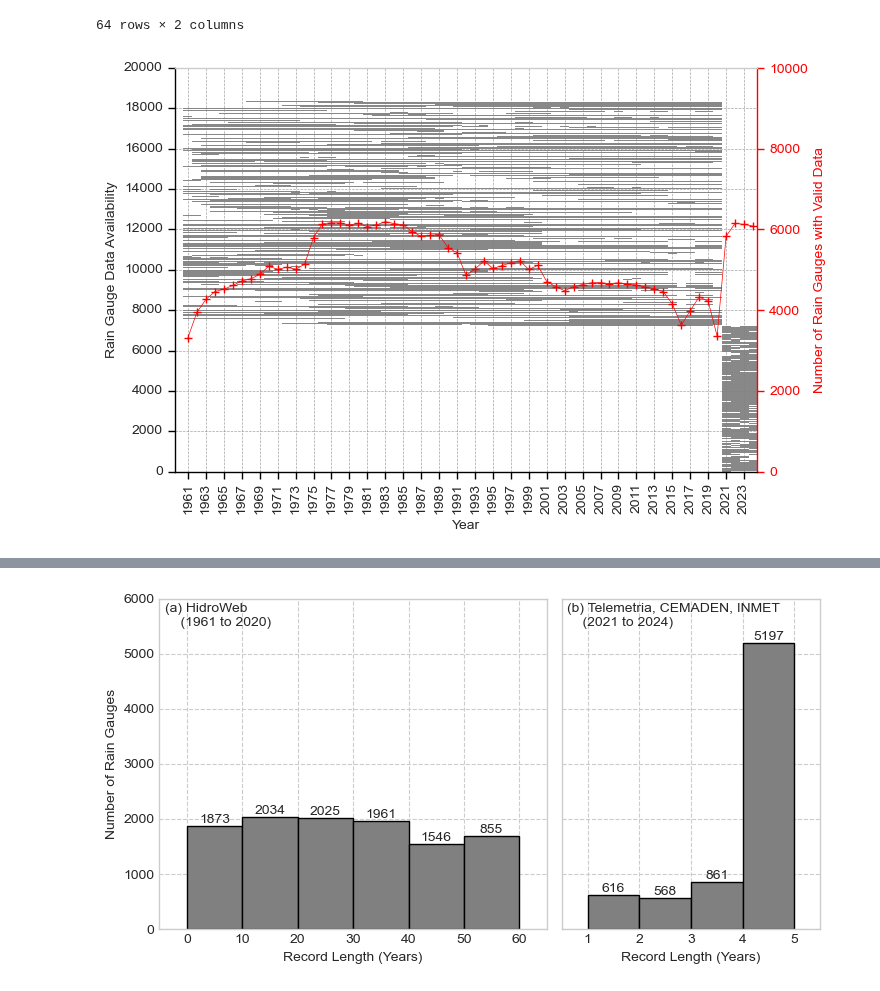
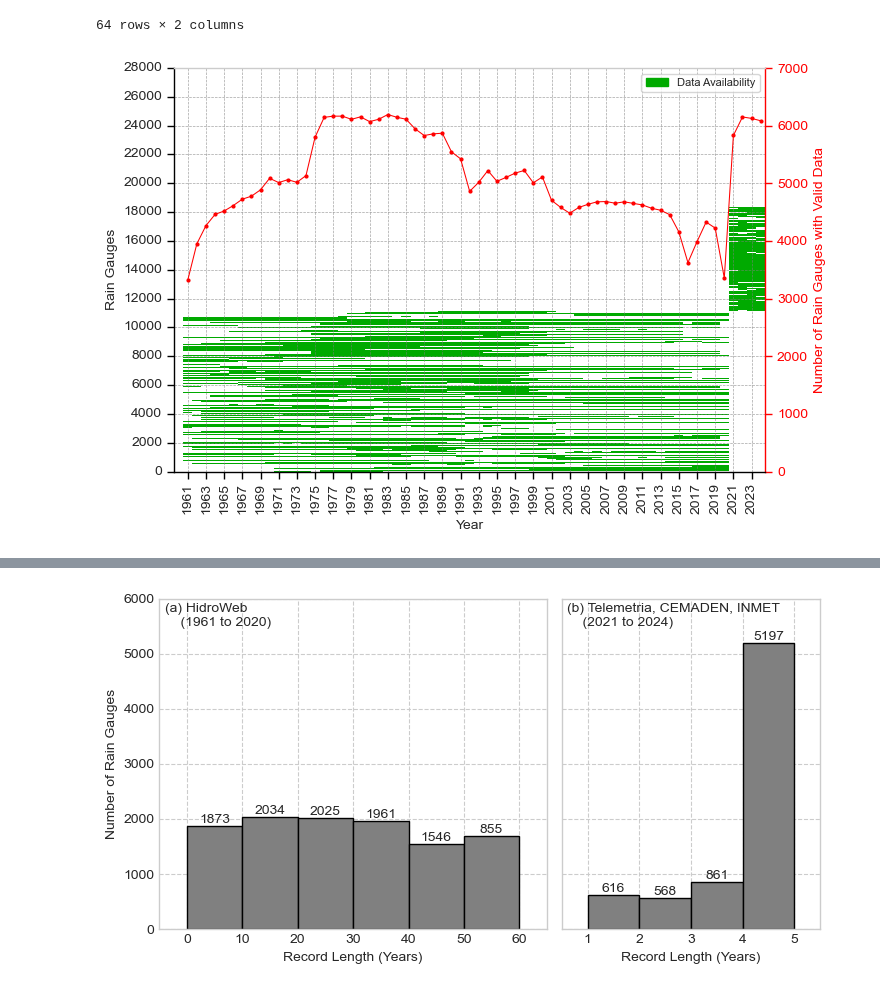
Before and after one commit to LARHENA/UFPB_Brain-D, a Jupyter notebook: Scripts e Dados/1.6 - Data summary.ipynb, the cells around one changed output, grey strips where cells are left out. Drawn from its saved outputs; the diff is of its cells as text; code cells hidden in the pictures.

```diff
--- a/Scripts e Dados/1.6 - Data summary.ipynb
+++ b/Scripts e Dados/1.6 - Data summary.ipynb
@@ -467,7 +402,7 @@ heatmap_data.reset_index(inplace=True)
 
 heatmap_data.columns = heatmap_data.columns.get_level_values(0)
 heatmap_data.columns.name = None
-heatmap_data.sort_values(['gauge_code'], ascending=False, inplace = True)
+heatmap_data.sort_values(['gauge_code'], ascending=True, inplace = True)
 heatmap_data = heatmap_data.drop(columns=['gauge_code'])
 heatmap_data[heatmap_data > 0] = 1
 heatmap_data
@@ -534,7 +469,9 @@ result
 # years: array com os anos das colunas do heatmap
 
 # Criar colormap: 0 → branco, 1 → cinza
-cmap = mcolors.ListedColormap(['white', '#888888'])
+
+data_availability_color = '#00AA00'
+cmap = mcolors.ListedColormap(['white', data_availability_color])
 cmap.set_over('white')  # Valores >1 também serão brancos
 
 # Criar figura e eixo
@@ -552,10 +489,23 @@ sns.heatmap(
     ax=ax
 )
 
+# Criar patches para legenda
+patch_data    = mpatches.Patch(color=data_availability_color, label='Data Availability')
+
+# Adicionar legenda
+ax.legend(
+    handles=[patch_data],
+    loc='upper right',   # posição (pode ajustar: 'lower left', etc.)
+    frameon=True,
+    fontsize=8
+)
+
 # Eixos do heatmap
 ax.set_xlabel('Year')
-ax.set_ylabel('Rain Gauge Data Availability')
+ax.set_ylabel('Rain Gauges')
 ax.set_ylim(0, 20000)
+
+
 
 # Personalizar ticks do eixo x
 ax.tick_params(
@@ -581,8 +531,8 @@ ax.tick_params(
     color='black'
 )
 
-ax.set_yticks(np.arange(0, 20001, 2000))
-ax.set_yticklabels(np.arange(0, 20001, 2000), rotation=0)
+ax.set_yticks(np.arange(0, 28001, 2000))
+ax.set_yticklabels(np.arange(0, 28001, 2000), rotation=0)
 
 # Segundo eixo y para a linha vermelha
 ax2 = ax.twinx()
@@ -600,46 +550,48 @@ ax2.plot(
     year_idx,
     result['active_gauges'],
     color='red',
-    marker='+',
+    marker='o',
+    markersize=2,
     linestyle='-',
-    linewidth=0.5,
+    linewidth=0.75,
     label='Active Gauges'
 )
 
 # Eixo y direito
 ax2.set_ylabel('Number of Rain Gauges with Valid Data', color='red')
-ax2.set_ylim(0, 10000)
+ax2.set_ylim(0, 7000)
 ax2.set_xlim(-1, len(years))
 ax2.tick_params(axis='y', labelcolor='red')
 
 # Ajustar posição do eixo direito
 ax2.spines.right.set_position(('axes', 1.00001))
 ax2.tick_params(
     axis='y',
     which='both',
     left=False,
     right=True,
     labelleft=False,
     length=5,
     width=1,
     color='red'
 )
 
 # Ajustes visuais dos contornos
 ax2.spines['left'].set_color('black')
 ax2.spines['bottom'].set_color('black')
 ax2.spines['right'].set_color('red')
 ax2.yaxis.label.set_color('red')
 
 # Grid abaixo dos dados
 ax.set_axisbelow(False)
 ax.grid(True, axis='both', which='both', linestyle='--', linewidth=0.5, color='gray', alpha=0.7)
 
 # Mostrar e salvar
 plt.tight_layout()
-plt.savefig('./figures/Figure_3_active_stations_per_year_versus_completeness.tiff', dpi=300, bbox_inches='tight')
+# plt.savefig('./figures/Figure_3_active_stations_per_year_versus_completeness.tiff', dpi=300, bbox_inches='tight')
+plt.savefig('./figures/Figure_3_active_stations_per_year_versus_completeness.png', dpi=300, bbox_inches='tight')
 plt.show()
 plt.close()
 # %% [output]
-[figure, old version]
+[figure, new version]
 # %%
```
Also changed, not shown: parts of 37 cells of this notebook.
